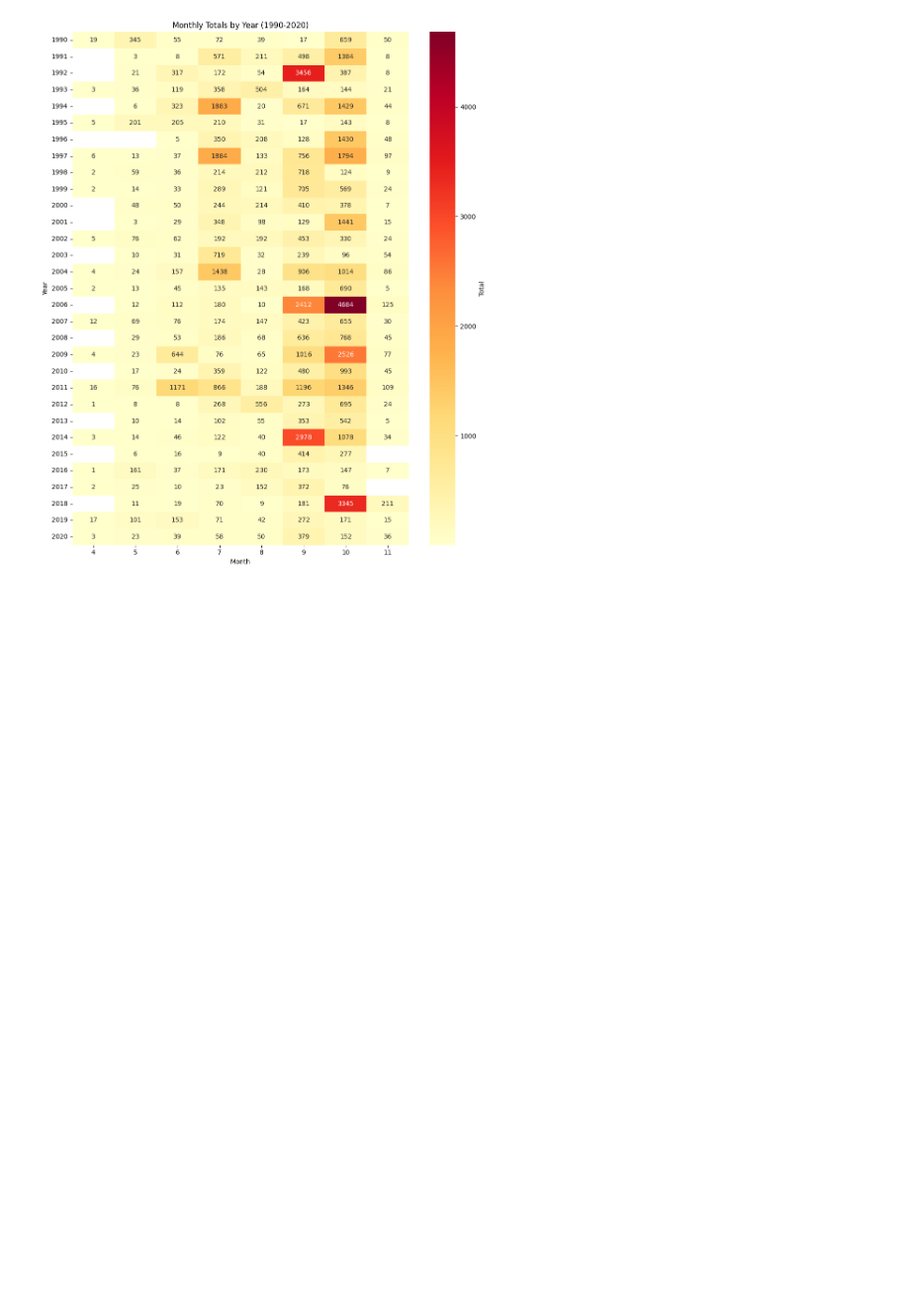
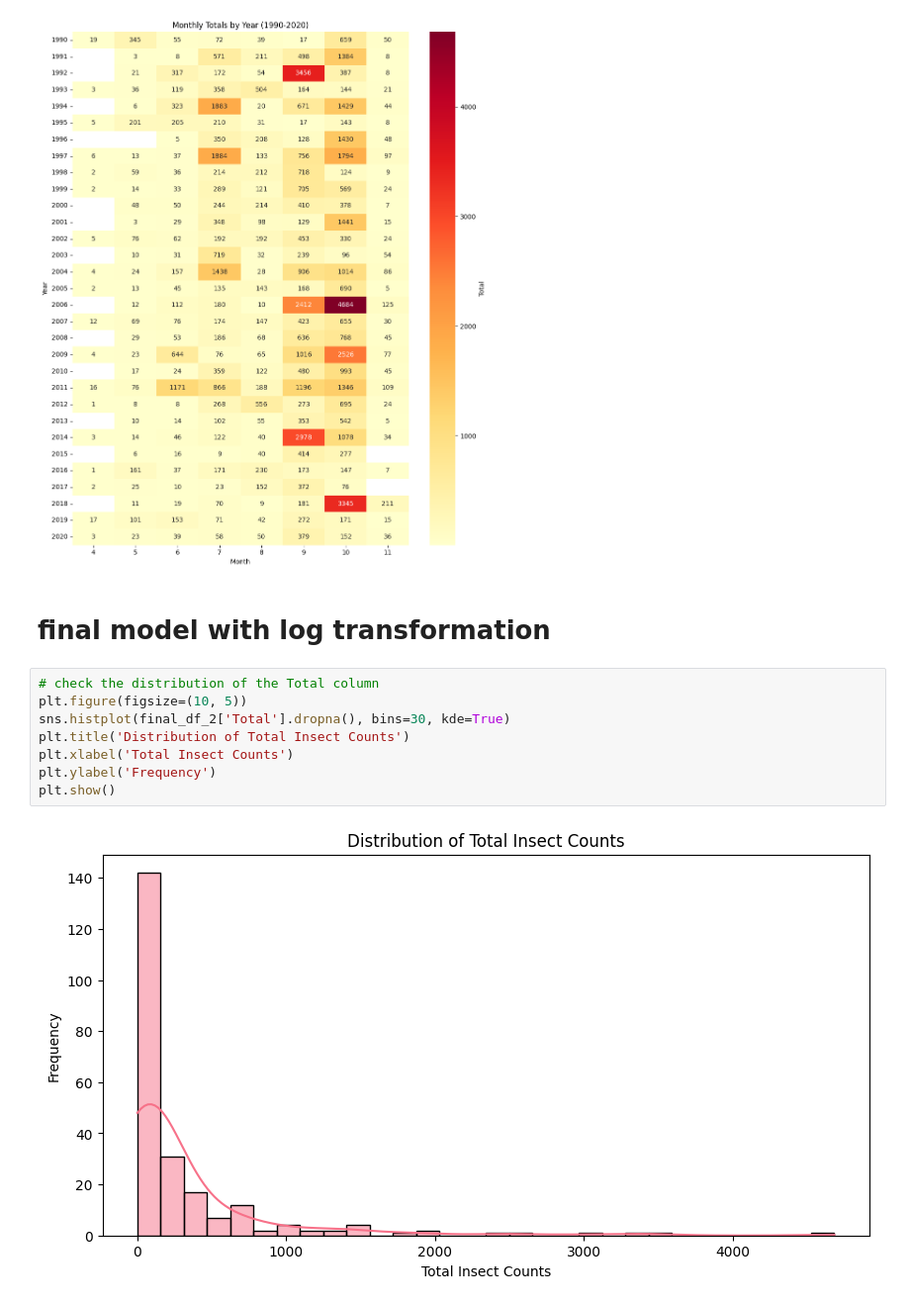
Before and after one commit to swimmingkirby/TeamOthers, a Jupyter notebook: ai/regression_final.ipynb, the cells around one changed output. Shown at 99% size. Saved outputs shown, nothing was run; the diff lists cells and outputs as text; blank space fills up the shorter version.

```diff
--- a/ai/regression_final.ipynb
+++ b/ai/regression_final.ipynb
@@ -529,3 +529,15 @@ plt.tight_layout()
 plt.show()
 # %% [output]
 [figure]
+# %% [markdown]
+# final model with log transformation
+# %%
+# check the distribution of the Total column
+plt.figure(figsize=(10, 5))
+sns.histplot(final_df_2['Total'].dropna(), bins=30, kde=True)
+plt.title('Distribution of Total Insect Counts')
+plt.xlabel('Total Insect Counts')
+plt.ylabel('Frequency')
+plt.show()
+# %% [output]
+[figure, added]
```
Also changed, not shown: parts of 7 cells of this notebook.
